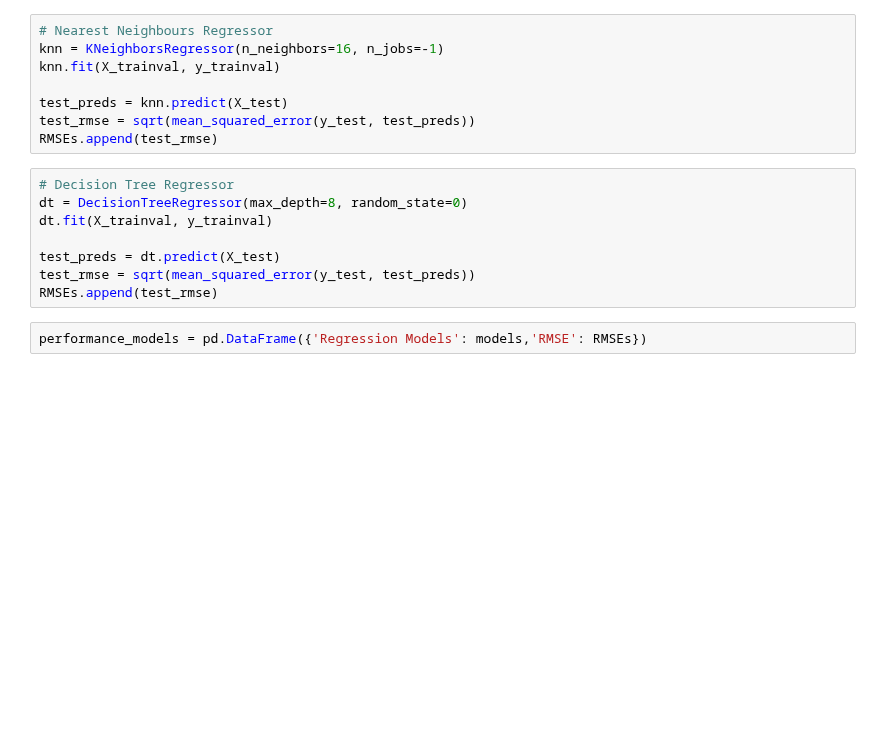
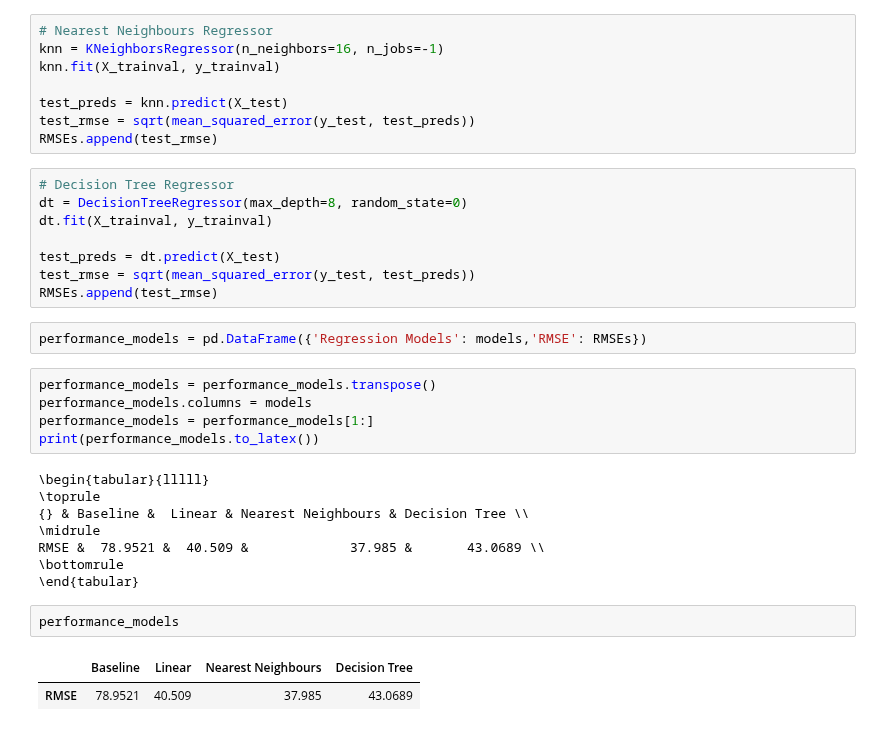
Before and after one commit to celinadong/IAML-CW2, a Jupyter notebook: Data/PartB/Part B - Bristol Air Quality.ipynb, the cells around one changed output. Drawn from its saved outputs; the diff is of its cells as text; blank space fills up the shorter version.

```diff
--- a/Data/PartB/Part B - Bristol Air Quality.ipynb
+++ b/Data/PartB/Part B - Bristol Air Quality.ipynb
@@ -816,3 +861,21 @@ test_rmse = sqrt(mean_squared_error(y_test, test_preds))
 RMSEs.append(test_rmse)
 # %%
 performance_models = pd.DataFrame({'Regression Models': models,'RMSE': RMSEs})
+# %%
+performance_models = performance_models.transpose()
+performance_models.columns = models
+performance_models = performance_models[1:]
+print(performance_models.to_latex())
+# %% [output]
+\begin{tabular}{lllll}
+\toprule
+{} & Baseline &  Linear & Nearest Neighbours & Decision Tree \\
+\midrule
+RMSE &  78.9521 &  40.509 &             37.985 &       43.0689 \\
+\bottomrule
+\end{tabular}
+# %%
+performance_models
+# %% [output]
+|  | Baseline | Linear | Nearest Neighbours | Decision Tree |
+| RMSE | 78.9521 | 40.509 | 37.985 | 43.0689 |
```
Also changed, not shown: parts of 13 cells of this notebook, 22 other files.
